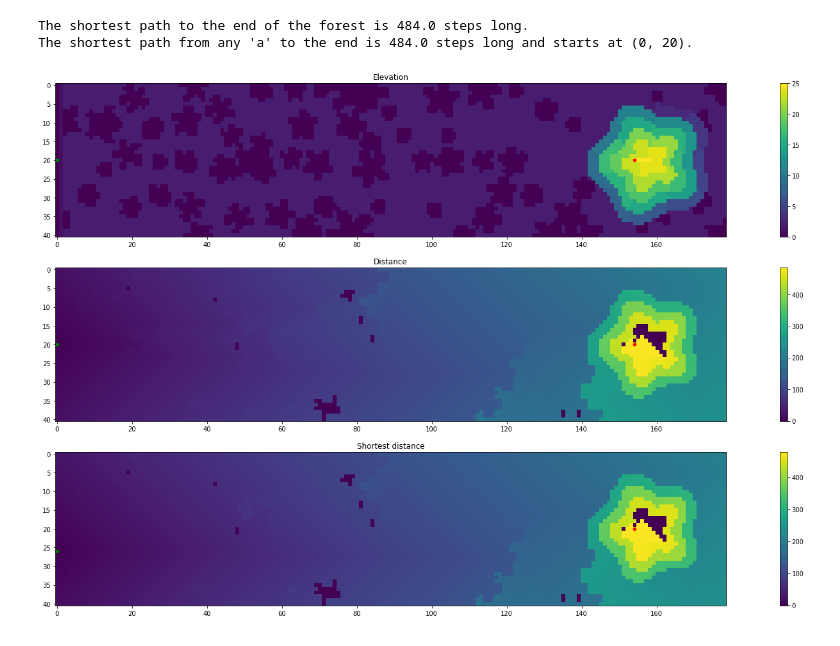
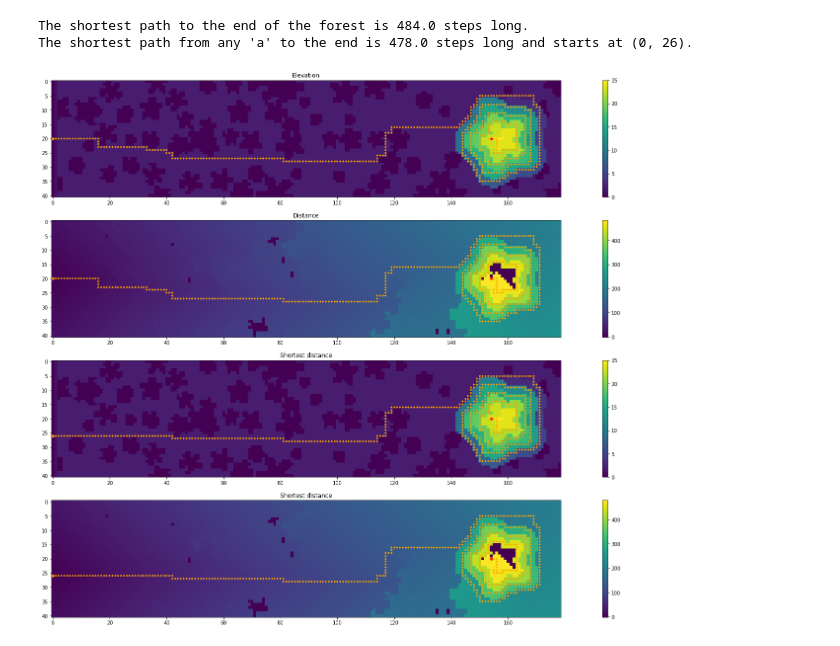
Before and after one commit to aoc4fun/allinone2022, a Jupyter notebook: jcplessis/Day_12.ipynb, the cells around one changed output. Saved outputs shown, nothing was run; the diff lists cells and outputs as text; code cells hidden in the pictures.

Commit message:
Now with the actual path :)

```diff
--- a/jcplessis/Day_12.ipynb
+++ b/jcplessis/Day_12.ipynb
@@ -172,40 +234,51 @@ print(f"The shortest path to the end of the forest is {Map(input).solve()} steps
 finder = Finder(input)
 best_map = finder.shortest_route()
 
-print(f"The shortest path from any 'a' to the end is {map.shortest_path_length()} steps long and starts at {map.start}.")
+print(f"The shortest path from any 'a' to the end is {best_map.shortest_path_length()} steps long and starts at {best_map.start}.")
 # %% [output]
 The shortest path to the end of the forest is 484.0 steps long.
-The shortest path from any 'a' to the end is 484.0 steps long and starts at (0, 20).
+The shortest path from any 'a' to the end is 478.0 steps long and starts at (0, 26).
 # %%
 #@title Représentation de l'élévation'
 import numpy as np
 import matplotlib.pyplot as plt
 
 map = Map(input)
 map.solve()
 
-fig, axis =  plt.subplots(3, 1, figsize=(30, 15))
+fig, axis =  plt.subplots(4, 1, figsize=(30, 20))
+
+def add_path(plot, map):
+  path = map.path()
+  for x, y in path:
+    plot.scatter(x, y, s=20, c='orange', marker='+')
+  plot.scatter(map.start[0], map.start[1], s=20, c='orange', marker='o')
+  plot.scatter(map.end[0], map.end[1], s=20, c='red', marker='o')
+
 
 linear = axis[0].imshow(map.elevation.transpose())
-axis[0].scatter(map.start[0], map.start[1], s=20, c='green', marker='o')
-axis[0].scatter(map.end[0], map.end[1], s=20, c='red', marker='o')
+add_path(axis[0], map)
 axis[0].set_title("Elevation")
 fig.colorbar(linear, ax=axis[0])
 
 map.visited[map.visited == sys.maxsize] = -1
 log = axis[1].imshow(map.visited.transpose())
-axis[1].scatter(map.start[0], map.start[1], s=20, c='green', marker='o')
-axis[1].scatter(map.end[0], map.end[1], s=20, c='red', marker='o')
+add_path(axis[1], map)
 axis[1].set_title("Distance")
 fig.colorbar(log, ax=axis[1])
 
 best_map.visited[best_map.visited == sys.maxsize] = -1
-log = axis[2].imshow(best_map.visited.transpose())
-axis[2].scatter(best_map.start[0], best_map.start[1], s=20, c='green', marker='o')
-axis[2].scatter(best_map.end[0], best_map.end[1], s=20, c='red', marker='o')
+log = axis[2].imshow(best_map.elevation.transpose())
+add_path(axis[2], best_map)
 axis[2].set_title("Shortest distance")
 fig.colorbar(log, ax=axis[2])
 
+best_map.visited[best_map.visited == sys.maxsize] = -1
+log = axis[3].imshow(best_map.visited.transpose())
+add_path(axis[3], best_map)
+axis[3].set_title("Shortest distance")
+fig.colorbar(log, ax=axis[3])
+
 plt.show()
 # %% [output]
-[figure, old version]
+[figure, new version]
```
Also changed, not shown: parts of 2 cells of this notebook.
